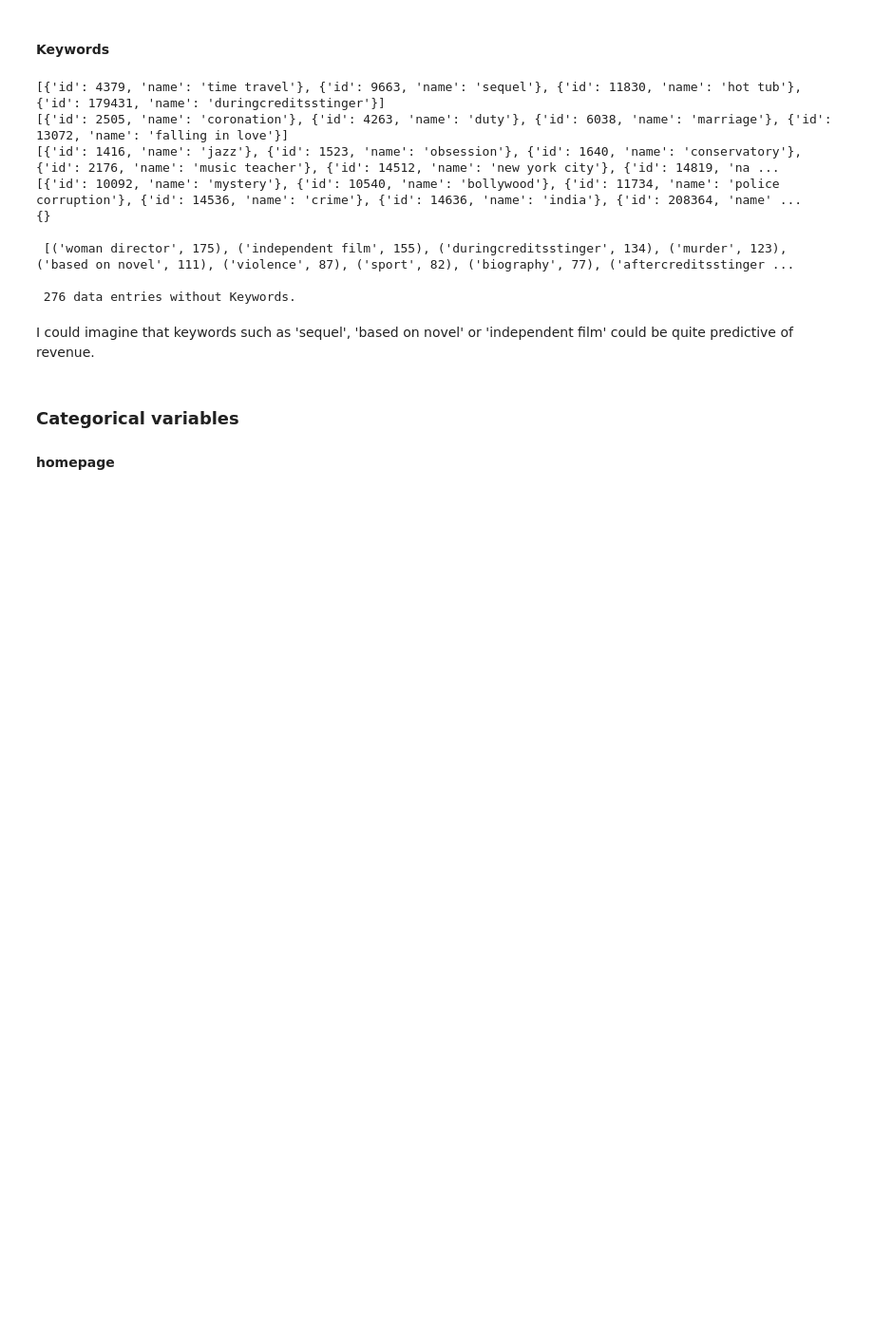
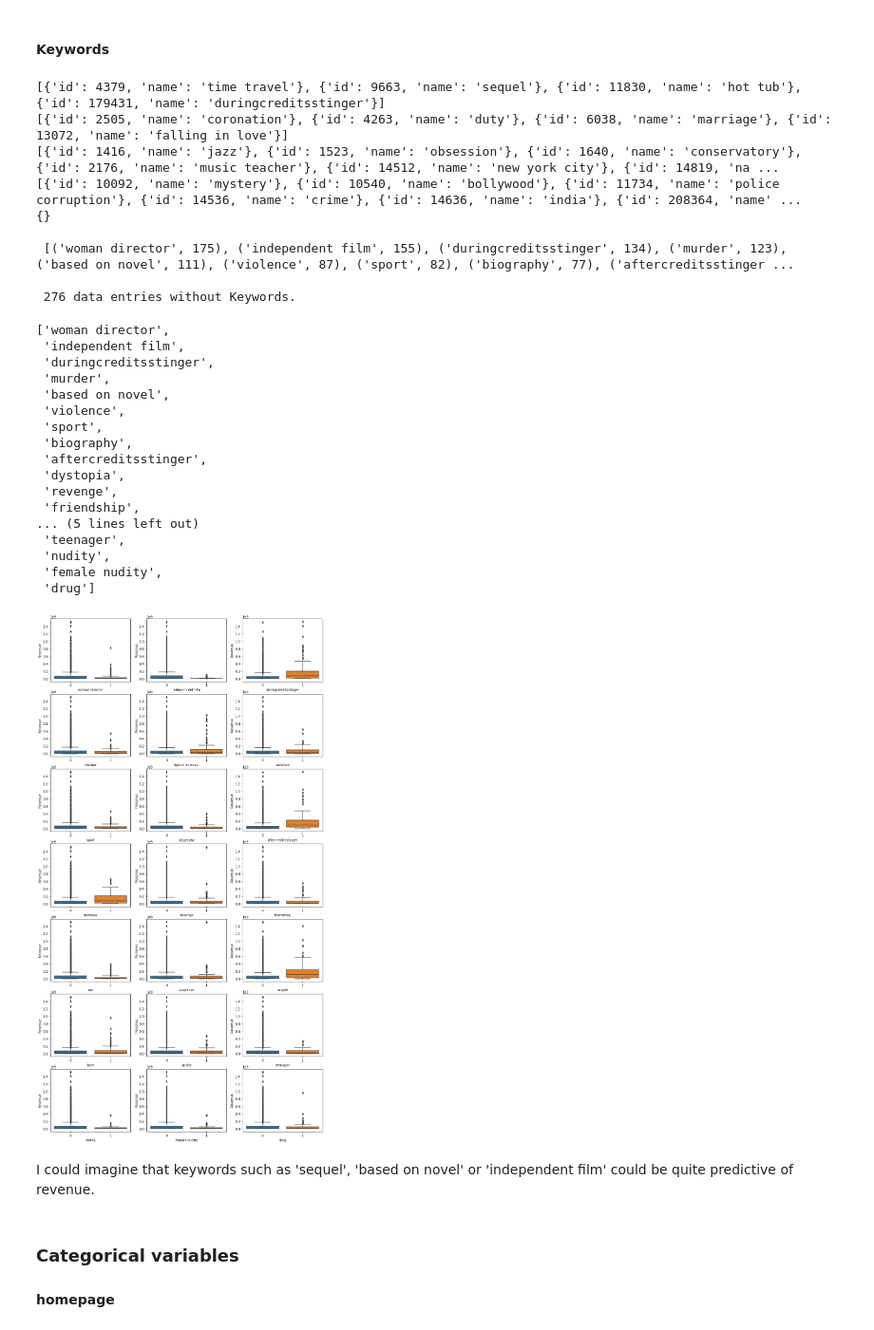
Before and after one commit to julianikulski/tmdb, a Jupyter notebook: tmdb.ipynb, the cells around one changed output. Shown at 95% size. Saved outputs shown, nothing was run; the diff lists cells and outputs as text; code cells hidden in the pictures; blank space fills up the shorter version.

Commit message:
feat: Boxplots of top 21 keywords and their revenue

```diff
--- a/tmdb.ipynb
+++ b/tmdb.ipynb
@@ -737,3 +781,26 @@ analysis(train, 'Keywords', 25)
+# %%
+# Get the boxplots of the top 21 keywords and their revenues
+top_value = filter_and_plot(train, 'Keywords')
+top_value
+# %% [output]
+['woman director',
+ 'independent film',
+ 'duringcreditsstinger',
+ 'murder',
+ 'based on novel',
+ 'violence',
+ 'sport',
+ 'biography',
+ 'aftercreditsstinger',
+ 'dystopia',
+ 'revenge',
+ 'friendship',
+... (5 lines left out)
+ 'teenager',
+ 'nudity',
+ 'female nudity',
+ 'drug']
+[figure, added]
 # %% [markdown]
 I could imagine that keywords such as 'sequel', 'based on novel' or 'independent film' could be quite predictive of revenue.
 # %% [markdown]
```
Also changed, not shown: parts of 33 cells of this notebook.
